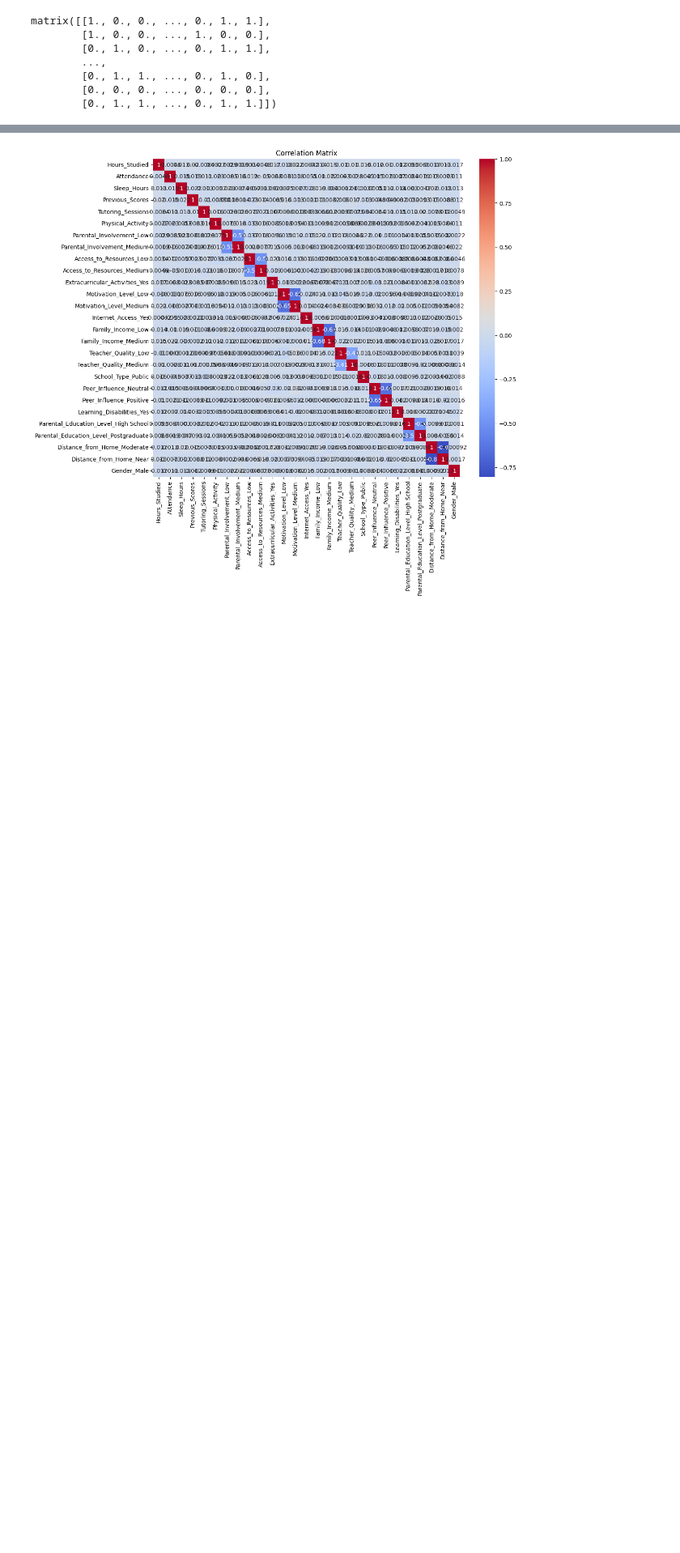
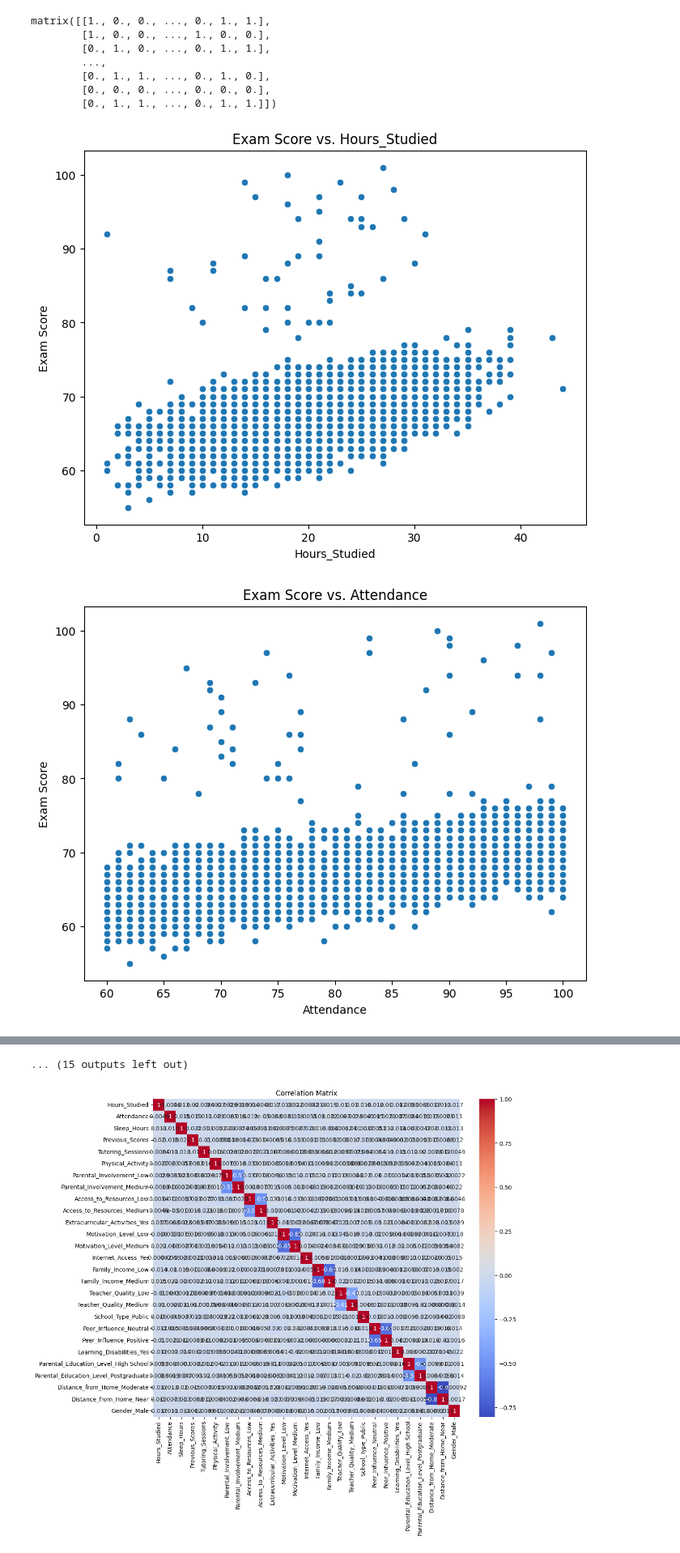
Before and after one commit to josh-g-grimes/Regression-Analysis---College-Exam-Performance, a Jupyter notebook: notebook.ipynb, the cells around one changed output, grey strips where cells are left out. Shown at 81% size. Cells and saved outputs as stored; diff of their text form; code cells hidden in the pictures; blank space fills up the shorter version.

```diff
--- a/notebook.ipynb
+++ b/notebook.ipynb
@@ -41,3 +41,8 @@ data = data.dropna()
 #Separate columns into numerical and categorical data
 categoricals = data.select_dtypes(include='object')
 numericals = data.select_dtypes(exclude='object')
+# %%
+#Inspect the value counts for the categorical features
+for col in categoricals.columns:
+    print(categoricals[col].value_counts())
+    print()
@@ -67,3 +136,14 @@ data = data.dropna()
 # %%
 X = data.drop(columns= 'Exam_Score', axis=1)
 y = data['Exam_Score']
+# %%
+for col in X.columns:
+    plt.figure(figsize=(8, 6))
+    sns.scatterplot(x=col, y='Exam_Score', data=data)
+    plt.title(f'Exam Score vs. {col}')
+    plt.xlabel(col)
+    plt.ylabel('Exam Score')
+    plt.show()
+# %% [output]
+[figure, added]
+[figure, added]
@@ -70,3 +160,4 @@ y = data['Exam_Score']
+... (15 outputs left out)
 # %%
 # Correlation matrix
 correlation_matrix = X.corr()
```
Also changed, not shown: parts of 9 cells of this notebook.
